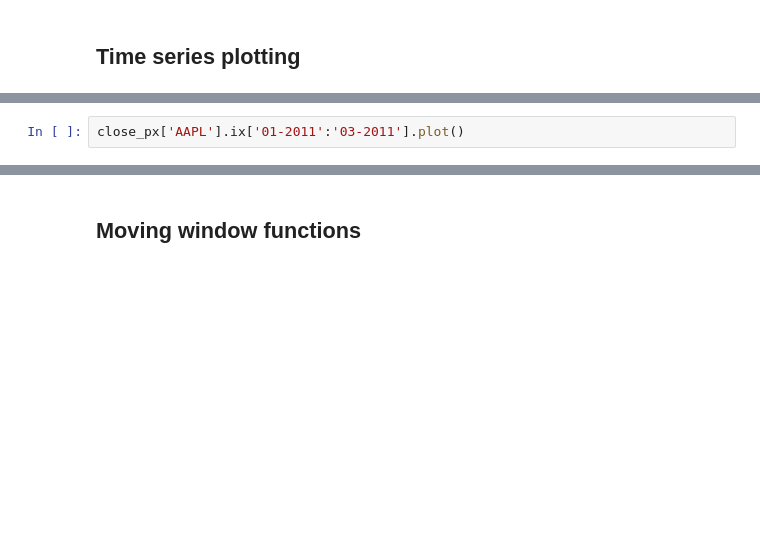
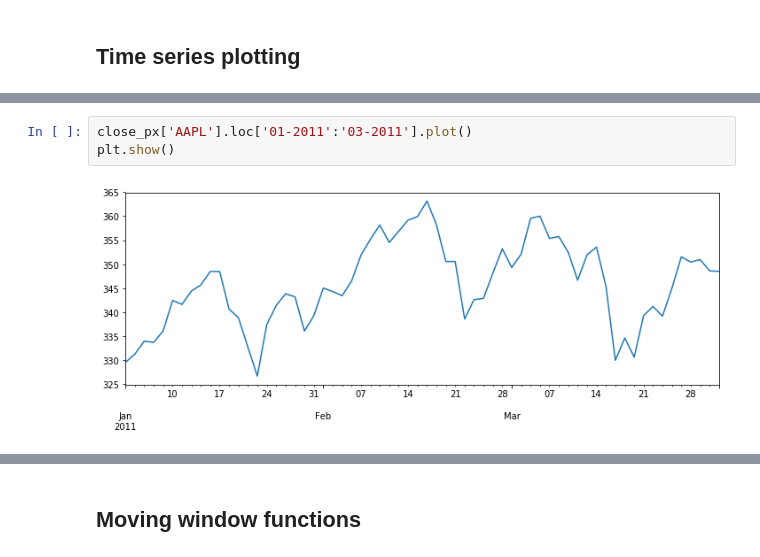
Before and after one commit to BigDataLearnin/python-for-data-analysis, a Jupyter notebook: Rui_chapter10.ipynb, the cells around one changed output, grey strips where cells are left out. Drawn from its saved outputs; the diff is of its cells as text; blank space fills up the shorter version.

```diff
--- a/Rui_chapter10.ipynb
+++ b/Rui_chapter10.ipynb
@@ -1078,3 +1236,6 @@ close_px.ix['2009'].plot()
 # %%
-close_px['AAPL'].ix['01-2011':'03-2011'].plot()
+close_px['AAPL'].loc['01-2011':'03-2011'].plot()
+plt.show()
+# %% [output]
+[figure, added]
 # %%
```
Also changed, not shown: parts of 37 cells of this notebook.
